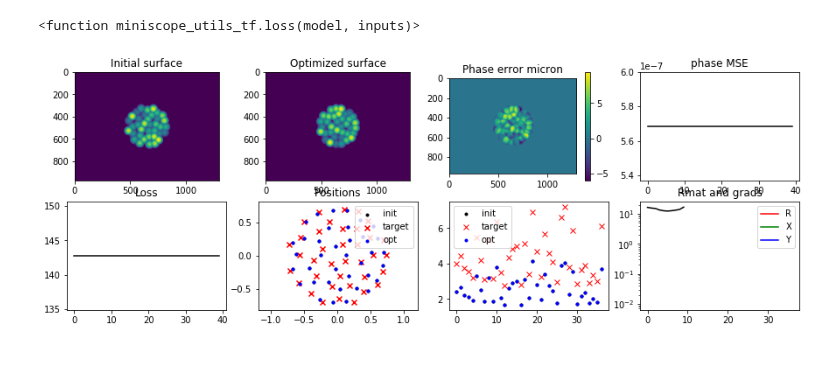
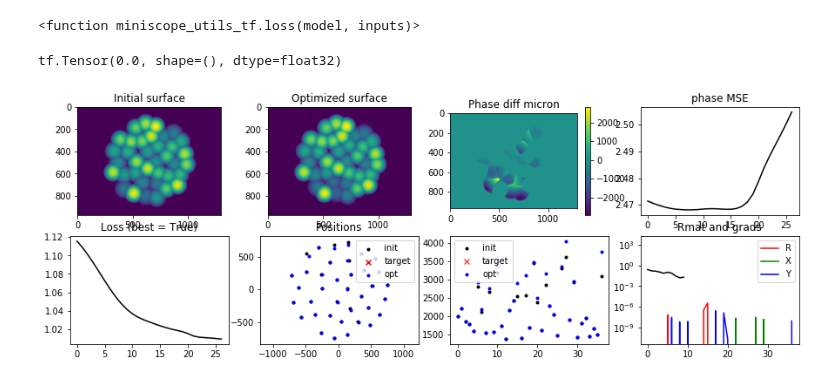
Before and after one commit to antipa/Randoscope_dev, a Jupyter notebook: miniscope_fit_3d_PSF.ipynb, the cells around one changed output. Cells and saved outputs as stored; diff of their text form; code cells hidden in the pictures.

```diff
--- a/miniscope_fit_3d_PSF.ipynb
+++ b/miniscope_fit_3d_PSF.ipynb
@@ -80,9 +93,9 @@ plt.imshow(model.target_psf[-1])
 #model_orig = sc.io.loadmat("../psf_meas/zstack_sim_test.mat")
 model_orig = sc.io.loadmat("../psf_meas/zstack_nanoscribe_recipe.mat")
 
-xinit = model_orig['xpos'][0]
-yinit = model_orig['ypos'][0]
-rinit = model_orig['r'][0]
+xinit = model_orig['xpos'][0].astype(np.float64)*1e3
+yinit = model_orig['ypos'][0].astype(np.float64)*1e3
+rinit = model_orig['r'][0].astype(np.float64)*1e3
 zerninit = model_orig['zern_list']
 # %%
 # Manual initialization with nanoscribed recipe
@@ -185,3 +174,5 @@ Tinit,aper,_= tf_utils.make_lenslet_tf_zern(model)
 a = [tf.norm(model.target_psf[n]) for n in range(model.Nz)]
 # %% [output]
 10
+# %%
+model.lenslet_offset = tf.zeros(model.Nlenslets,tf.float64)
@@ -351,6 +360,6 @@ tf.Tensor(112.19185, shape=(), dtype=float32)
 # %%
-for n in range(model.Nz):
-    model.target_psf[n]*=13
+# for n in range(model.Nz):
+#     model.target_psf[n]*=13
 # %%
 # Get shifts through zstack
 shifts_target_psf = []
@@ -402,9 +411,9 @@ def gradients_and_scaling(model, loss, inputs):
     #grad[1] = grad[1] * 1000
     #grad[2] = grad[2] * 1000
 
-    grad[1] = grad[1]/500000.
-    grad[2] = grad[2]/500000.
+    grad[1] = grad[1]/600.
+    grad[2] = grad[2]/600.
 
 
     grads=tf_utils.remove_nan_gradients(grad)
-    return grad, lossvalue, Rmat
+    return grads, lossvalue, Rmat
@@ -417,12 +474,16 @@ vars_init = model.variables
 tf_utils.loss
 # %% [output]
 <function miniscope_utils_tf.loss(model, inputs)>
+# %%
+print(bkp)
+# %% [output]
+tf.Tensor(0.0, shape=(), dtype=float32)
 # %%
 # Options:
-step_size = 1e-1 #1e-8 works well for l2
+step_size = .1e7 #1e-8 works well for l2
 use_averaged_gradient = False  # True: uses averaged gradient, False: uses single gradient
-optimizer_type = 'gd'           # options: 'gd': normal gradient descent, 'nesterov': nesterov acceleration
-num_iterations = 100
+optimizer_type = 'nesterov'           # options: 'gd': normal gradient descent, 'nesterov': nesterov acceleration
+num_iterations = 5000
 num_batches = 1
 randomize_z = False   #If true, randomize zlist each epoch. If false, leave original order.
 Rin = model(0)
@@ -435,18 +496,18 @@ fig, ax = plt.subplots(2,4,figsize=(15,5))
 
 Tir = 0
 Tic = 0
-ax[Tir,Tic].imshow(Tinit)
+ax[Tir,Tic].imshow(Trot)
 ax[Tir,Tic].set_title('Initial surface')
 
 
 Tor = 0
 Toc = 1
-ax[Tor,Toc].imshow(Tinit)
+ax[Tor,Toc].imshow(Trot)
 ax[Tor,Toc].set_title('Optimized surface')
 
 Ter = 0
 Tec = 2
-imh = ax[Ter,Tec].imshow(Tinit - Tinit)
+imh = ax[Ter,Tec].imshow(Trot - Trot)
 ax[Ter,Tec].set_title('Phase error')
 cb = plt.colorbar(imh,ax=ax[Ter,Tec])
 
@@ -464,14 +525,14 @@ xyr = 1
 xyc = 1
 lh = ax[xyr,xyc].scatter(model.xpos.numpy(),model.ypos.numpy(),c='k', marker='.',label='init')
 lh = ax[xyr,xyc].scatter(model.xpos.numpy(),model.ypos.numpy(),c='b', marker='.',label='opt')
-ax[xyr,xyc].scatter(xinit,yinit,c='r',marker='x',label='target')
+ax[xyr,xyc].scatter(xinit*0/0,yinit,c='r',marker='x',label='target')
 ax[xyr,xyc].axis('equal')
 
 rr = 1
 rc = 2
 ax[rr,rc].plot(model.rlist.numpy(),'k.',label='init')
 rh = ax[rr,rc].plot(model.rlist.numpy(),'b.',label='opt')
-ax[rr,rc].plot(rinit,'rx',label='target')
+ax[rr,rc].plot(rinit*0/0,'rx',label='target')
 
 
 Rr = 1
@@ -491,18 +552,18 @@ rmean=[]
 defocus_grid = 1./(np.linspace(1/model.zmin_virtual/.8, 1./model.zmax_virtual/.6, model.Nz))
 
 if optimizer_type == 'nesterov':
-    tk = tf.constant(1,tf.float32)
-    tkp = tf.constant(1,tf.float32)
+    tk = tf.constant(1,tf.float64)
+    tkp = tf.constant(1,tf.float64)
 
     #xkp = model.variables
     nvars = np.shape(model.variables)[0]
     xk = []
     xkp = []
-    [xk.append(tf.Variable(tf.zeros(model.Nlenslets))) for n in range(nvars)]
-    [xkp.append(tf.Variable(tf.zeros(model.Nlenslets))) for n in range(nvars)]
+    [xk.append(tf.Variable(tf.zeros(model.Nlenslets,tf.float64))) for n in range(nvars)]
+    [xkp.append(tf.Variable(tf.zeros(model.Nlenslets,tf.float64))) for n in range(nvars)]
     [tf.assign(xkp[n],model.variables[n]) for n in range(nvars)]
 
-
+lossbest = 1e10
 for i in range(num_iterations):
     if randomize_z:
         defocus_epoch = np.random.permutation(defocus_grid)
@@ -557,6 +618,14 @@ for i in range(num_iterations):
 
 
         T,aper,T2=tf_utils.make_lenslet_tf_zern(model)
+        found_better = False
+        if lossvalue <= lossbest:
+            found_better = True
+            bestvars = model.variables
+            rbest = bestvars[0].numpy()
+            xbest = bestvars[1].numpy()
+            ybest = bestvars[2].numpy()
+            lossbest = lossvalue
 
         losslist.append(lossvalue)
         phase_err.append(.5*tf.norm(T - Tinit)**2/model.samples[0]/model.samples[1])
@@ -567,7 +636,7 @@ for i in range(num_iterations):
 
         l[0].remove()
         l = ax[lr,lc].plot(losslist,'k')
-        ax[lr,lc].set_title('Loss')
+        ax[lr,lc].set_title('Loss (best = {})'.format(found_better))
 
         pl[0].remove()
         pl = ax[per,pec].plot(phase_err,'k')
@@ -576,38 +645,38 @@ for i in range(num_iterations):
         cb.remove()
         imh.remove()
 
-        imh = ax[Ter,Tec].imshow(1000*(T - Tinit))
-        ax[Ter,Tec].set_title('Phase error micron')
+        imh = ax[Ter,Tec].imshow(1000*(T - Trot))
+        ax[Ter,Tec].set_title('Phase diff micron')
         cb = plt.colorbar(imh,ax=ax[Ter,Tec])
 
 
         lh.remove()
         lh = ax[xyr,xyc].scatter(model.xpos.numpy(),model.ypos.numpy(),c='b', marker='.',label='opt')
         ax[xyr,xyc].legend()
         ax[xyr,xyc].set_title('Positions')
 
         Rh[0].remove()
         gradr[0].remove()
         gradx[0].remove()
         grady[0].remove()
         Rh = ax[Rr,Rc].semilogy(Rmat.numpy(),'k')
-        gradr = ax[Rr,Rc].plot(grad[0].numpy(),'r',label='R')
-        gradx = ax[Rr,Rc].plot(grad[1].numpy(),'g',label='X')
-        grady  = ax[Rr,Rc].plot(grad[2].numpy(),'b',label='Y')
+        gradr = ax[Rr,Rc].semilogy(grad[0].numpy(),'r',label='R')
+        gradx = ax[Rr,Rc].semilogy(grad[1].numpy(),'g',label='X')
+        grady  = ax[Rr,Rc].semilogy(grad[2].numpy(),'b',label='Y')
         ax[Rr,Rc].legend()
         #ax[Rr,Rc].set_title('gradient')
         ax[Rr,Rc].set_title('Rmat and grads')
 
 
         rh[0].remove()
         rh = ax[rr,rc].plot(model.rlist.numpy(),'b.',label='opt')
         ax[rr,rc].legend()
         display.display(plt.gcf())
         display.clear_output(wait=True)
 #     pl.remove?
 
 
 
 #cbar = fig.colorbar(rshow)
 # %% [output]
-[figure, old version]
+[figure, new version]
```
Also changed, not shown: parts of 33 cells of this notebook, 2 other files.
